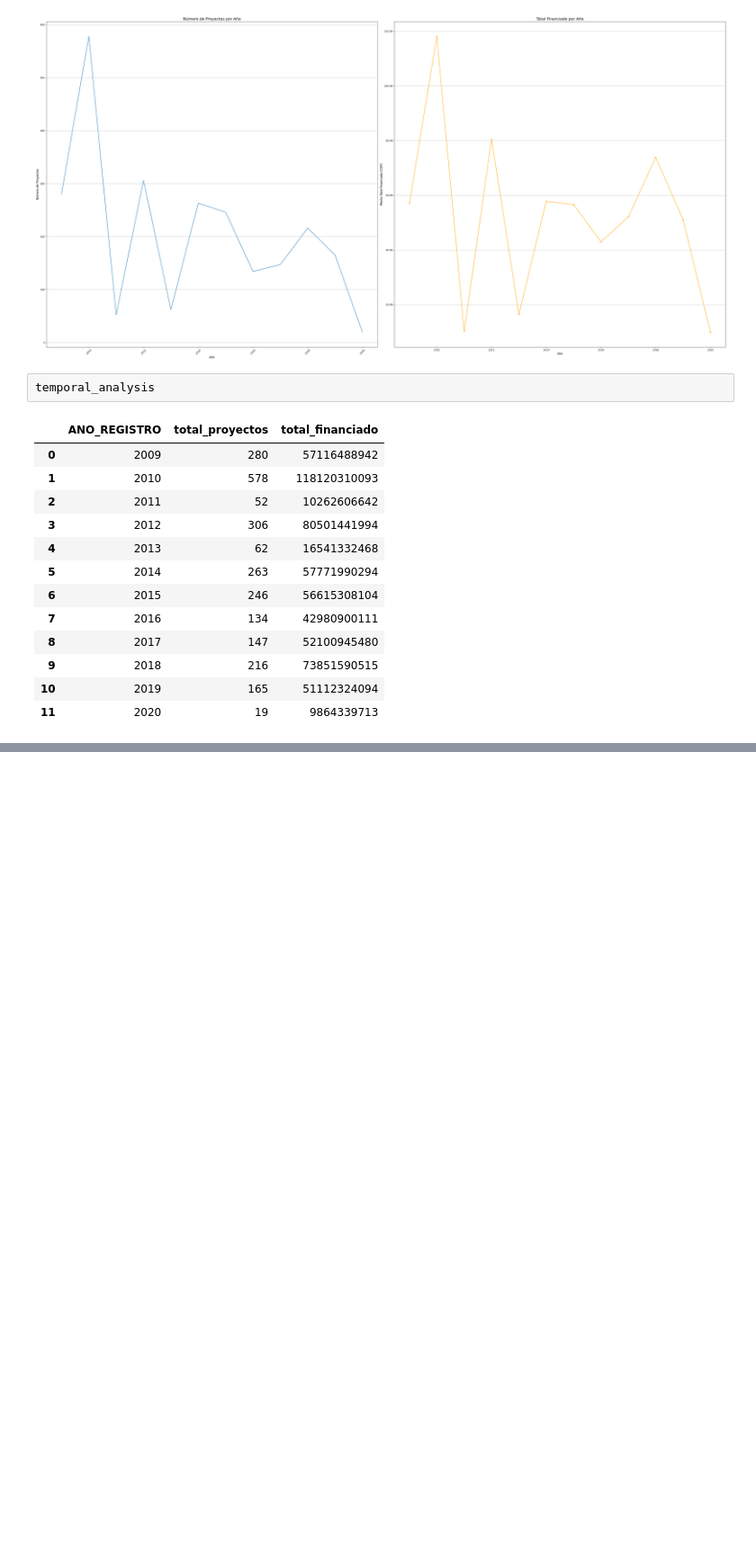
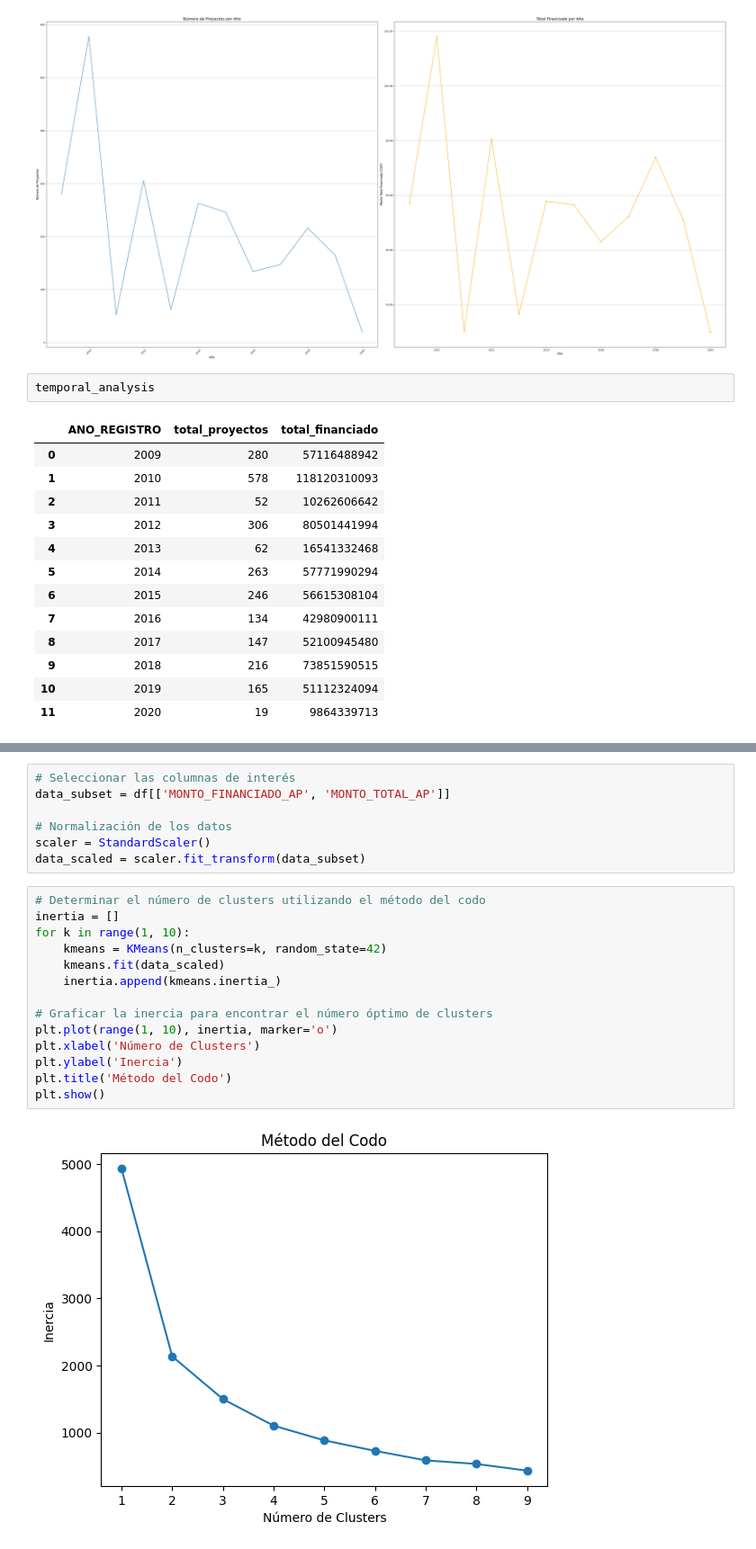
Before and after one commit to Diazbj/ProyectoAnalisisDeDatos, a Jupyter notebook: AnalisisProyectoAD.ipynb, the cells around one changed output, grey strips where cells are left out. Shown at 90% size. Saved outputs shown, nothing was run; the diff lists cells and outputs as text; blank space fills up the shorter version.

```diff
--- a/AnalisisProyectoAD.ipynb
+++ b/AnalisisProyectoAD.ipynb
@@ -152,0 +215,23 @@ KeyError: 'DEPARTAMENTO'
+# %%
+# Seleccionar las columnas de interés
+data_subset = df[['MONTO_FINANCIADO_AP', 'MONTO_TOTAL_AP']]
+
+# Normalización de los datos
+scaler = StandardScaler()
+data_scaled = scaler.fit_transform(data_subset)
+# %%
+# Determinar el número de clusters utilizando el método del codo
+inertia = []
+for k in range(1, 10):
+    kmeans = KMeans(n_clusters=k, random_state=42)
+    kmeans.fit(data_scaled)
+    inertia.append(kmeans.inertia_)
+
+# Graficar la inercia para encontrar el número óptimo de clusters
+plt.plot(range(1, 10), inertia, marker='o')
+plt.xlabel('Número de Clusters')
+plt.ylabel('Inercia')
+plt.title('Método del Codo')
+plt.show()
+# %% [output]
+[figure, added]
```
Also changed, not shown: parts of 12 cells of this notebook.
